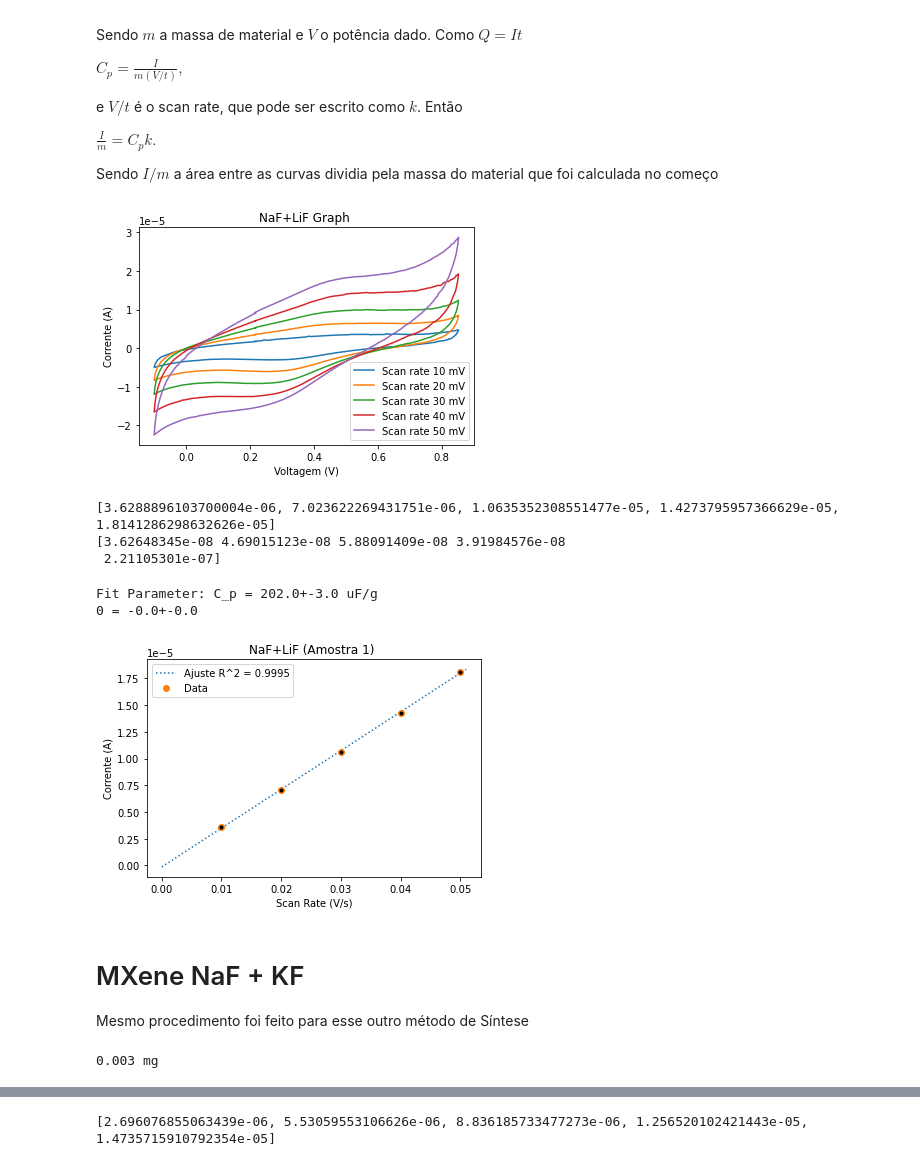
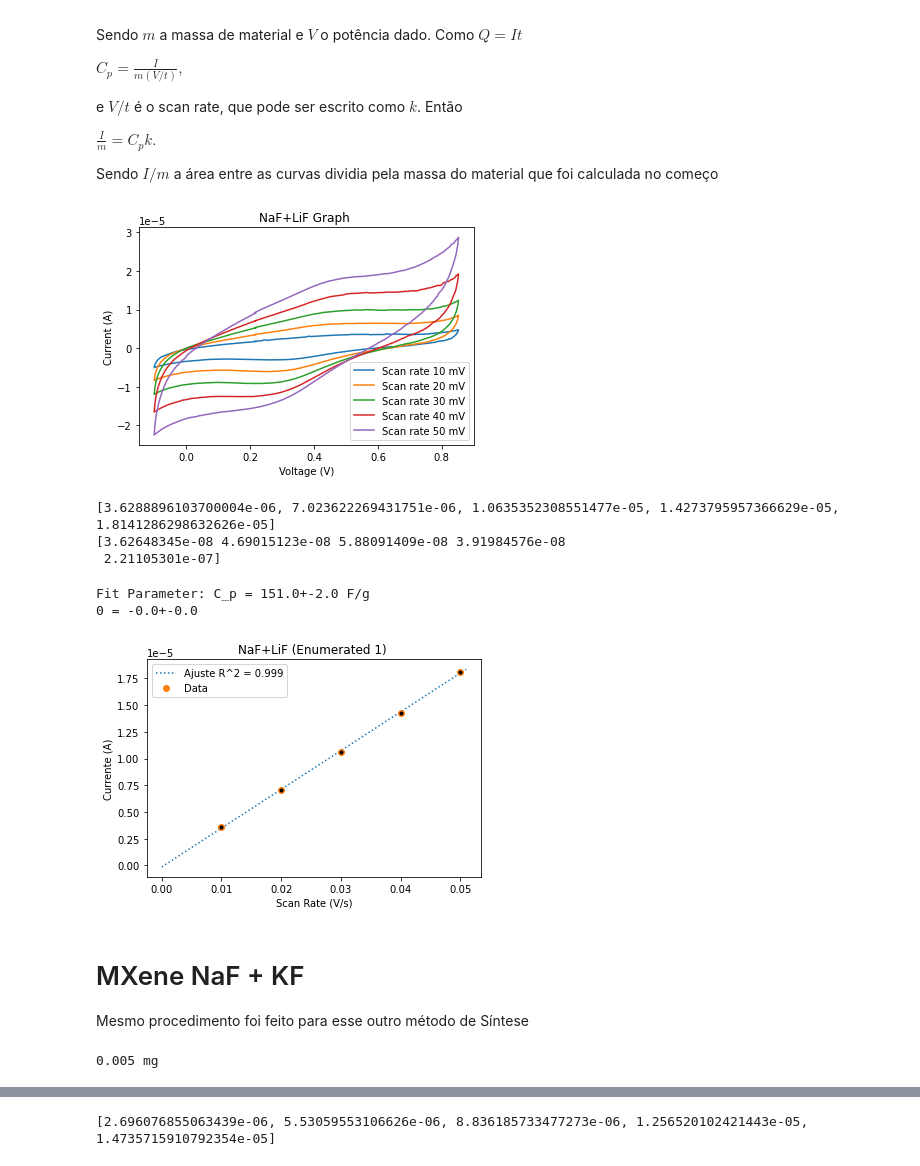
Before and after one commit to PassosSouza/VoltametriaCiclica, a Jupyter notebook: Analise de Voltametria - Usando medias.ipynb, the cells around one changed output, grey strips where cells are left out. Saved outputs shown, nothing was run; the diff lists cells and outputs as text; code cells hidden in the pictures.

```diff
--- a/Analise de Voltametria - Usando medias.ipynb
+++ b/Analise de Voltametria - Usando medias.ipynb
@@ -7,9 +7,5 @@ Aqui utilizamos $600 \mu L$ de Alcool isopropilíco, $400 \mu L$ de água destil
 # %%
-x = (3*2)/(600+400) #massa total do MXene por gota em mg.
-#porém só é condutor nele o Ti,
-#Ti = 43.83
-#C = 12.02
-#Ti3C2 = 3*Ti+C*2+35+19+27#COM EDS VIQUE TEM CLORO, FLUOR E ALUMINIO AINDA
+x = (4*2)/(600+400) #massa total do MXene por gota em mg.
 #porcentage = Ti/Ti3C2
 porcentage=0.3
 #agora sabemos porcentagem, com ela achamos massa condutora
@@ -105,11 +101,11 @@ plt.plot(V55[u],A55[u],'-',label='Scan rate 50 mV')
 
 plt.legend()
 plt.title('NaF+LiF Graph ')
-plt.ylabel('Corrente (A)')
-plt.xlabel('Voltagem (V)')
+plt.ylabel('Current (A)')
+plt.xlabel('Voltage (V)')
 plt.show()
 # %% [output]
-[figure, old version]
+[figure, new version]
 # %%
 import numpy as np
 def area_between_points(x,y):
@@ -164,45 +160,40 @@ print(eAe)
 # %%
 from scipy.optimize import curve_fit
 k = np.array([10,20,30,40,50])
 k = k*10**(-3)
 def f(x,A,B):
     return A*x+B
 
 
 popt, pcov = curve_fit(f,k,Ae)
 std = np.sqrt(np.diag(pcov))
-print(f'Fit Parameter: C_p = {round(popt[0]/MassG,0)}+-{round(std[0]/MassG,0)} uF/g')
+print(f'Fit Parameter: C_p = {round(popt[0]/MassG,0)}+-{round(std[0]/MassG,0)} F/g')
 print(f'0 = {round(popt[1],6)}+-{round(std[1],6)}')
 ydata_mean = np.mean(Ae)
 SST = np.sum((Ae - ydata_mean)**2)
 ydata_fit = f(k, *popt)
 SSR = np.sum((Ae - ydata_fit)**2)
 
 x=np.linspace(0,51*10**(-3),50)
-plt.plot(x,f(x,popt[0],popt[1]),':',label=f'Ajuste R^2 = {round(1-SSR/SST,4)}')
+plt.plot(x,f(x,popt[0],popt[1]),':',label=f'Ajuste R^2 = {round(1-SSR/SST,3)}')
 plt.plot(k,Ae,'o',label='Data')
 plt.errorbar(k,Ae,yerr=eAe,fmt='.k')
 
 plt.legend()
-plt.title('NaF+LiF (Amostra 1) ')
+plt.title('NaF+LiF (Enumerated 1) ')
 plt.xlabel('Scan Rate (V/s)')
-plt.ylabel('Corrente (A)')
+plt.ylabel('Currente (A)')
 plt.show()
 # %% [output]
-Fit Parameter: C_p = 202.0+-3.0 uF/g
+Fit Parameter: C_p = 151.0+-2.0 F/g
 0 = -0.0+-0.0
-[figure, old version]
+[figure, new version]
 # %% [markdown]
 # MXene NaF + KF
 
 Mesmo procedimento foi feito para esse outro método de Síntese
 # %%
-x = (3*2)/(600+400) #massa total do MXene por gota em mg.
-#porém só é condutor nele o Ti,
-#Ti = 43.83
-#C = 12.02
-#Ti3C2 = 3*Ti+C*2+35+19+27#COM EDS VIQUE TEM CLORO, FLUOR E ALUMINIO AINDA
-#porcentage = Ti/Ti3C2
+x = (5*2)/(600+400) #massa total do MXene por gota em mg.
 porcentage=0.5
 #agora sabemos porcentagem, com ela achamos massa condutora
 Mass = x*porcentage
@@ -210,7 +201,7 @@ print(f'{Mass} mg')
 #passando para kg
 MassG = Mass*10**(-3)#NA REAL É GRAMA
 # %% [output]
-0.003 mg
+0.005 mg
 # %%
 data = pd.read_csv(f'M xenes 2 10mv -0,1_0,85_2.txt',sep=';')
 V1 = data['Potential applied (V)'].values
```
Also changed, not shown: parts of 10 cells of this notebook.
